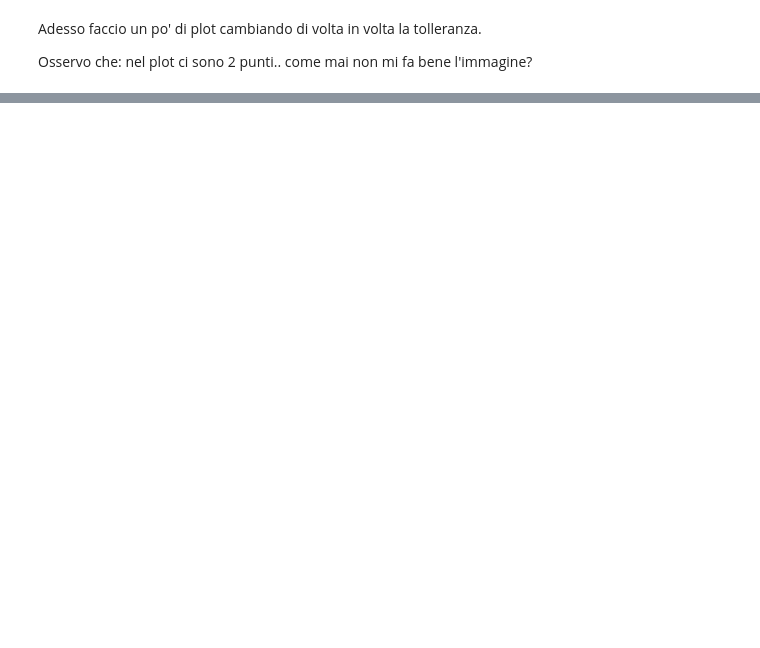
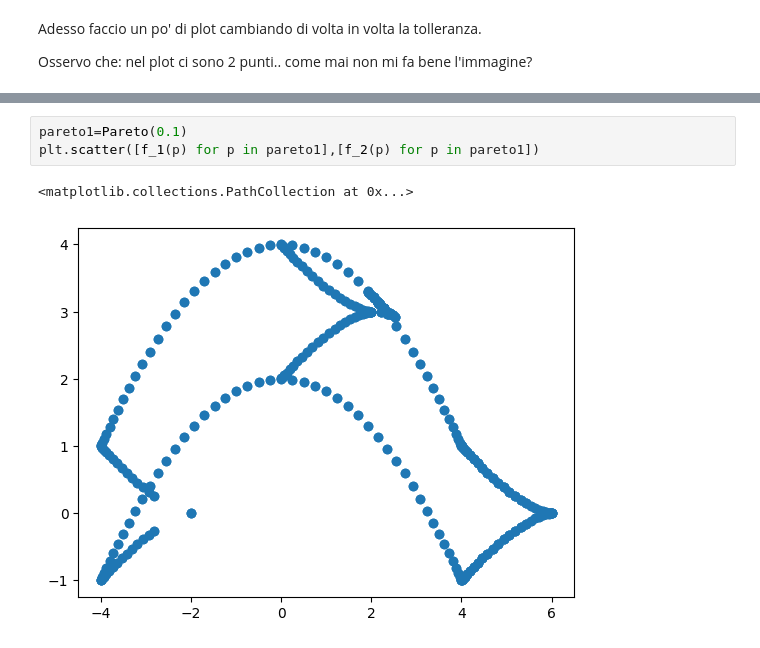
Before and after one commit to emosig/pershom, a Jupyter notebook: Prima_Prova_NB.ipynb, the cells around one changed output, grey strips where cells are left out. Drawn from its saved outputs; the diff is of its cells as text; blank space fills up the shorter version.

```diff
--- a/Prima_Prova_NB.ipynb
+++ b/Prima_Prova_NB.ipynb
@@ -195,0 +157,6 @@ La funzione non soddisfa le condizioni iniziali
+# %%
+pareto1=Pareto(0.1)
+plt.scatter([f_1(p) for p in pareto1],[f_2(p) for p in pareto1])
+# %% [output]
+<matplotlib.collections.PathCollection at 0x...>
+[figure, added]
```
Also changed, not shown: parts of 9 cells of this notebook.
